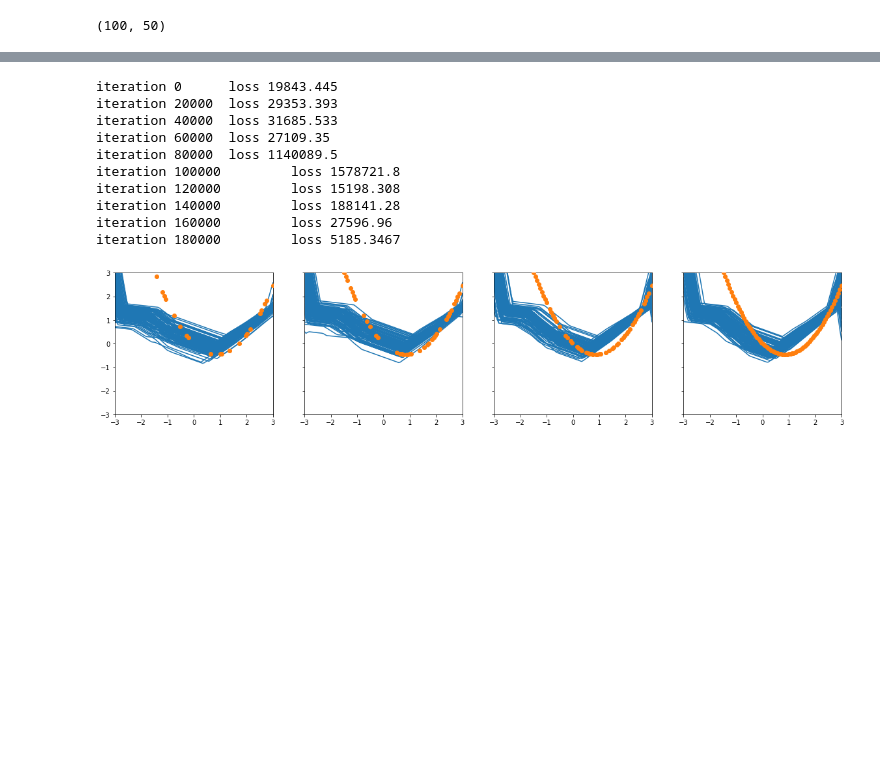
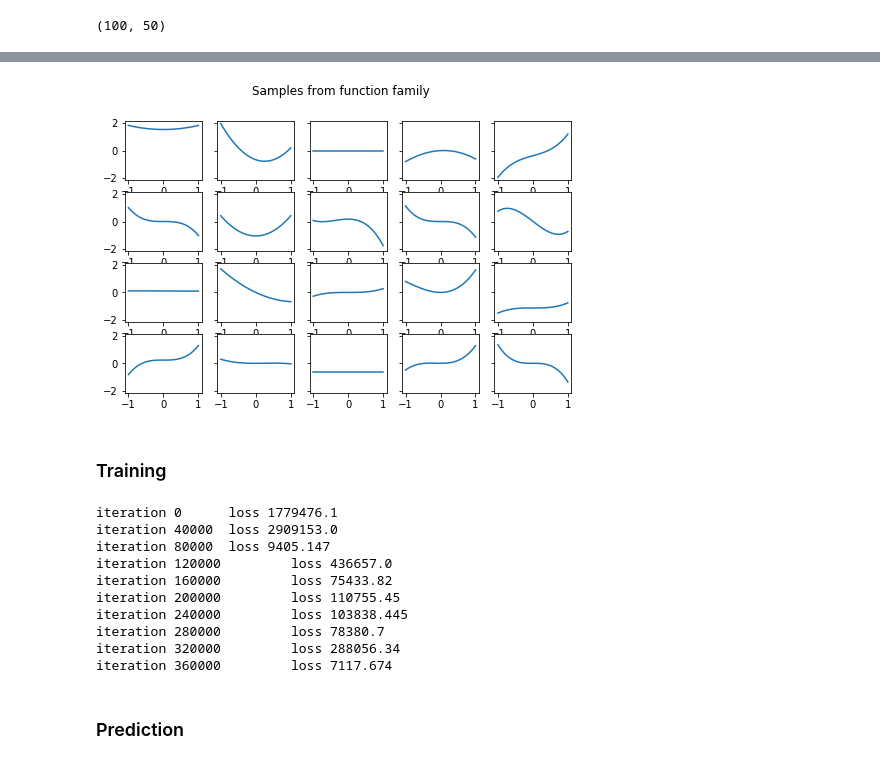
Before and after one commit to JTT94/neural_processes, a Jupyter notebook: experiments/valerie/NeuralProcess_vb.ipynb, the cells around one changed output, grey strips where cells are left out. Drawn from its saved outputs; the diff is of its cells as text; code cells hidden in the pictures; blank space fills up the shorter version.

```diff
--- a/experiments/valerie/NeuralProcess_vb.ipynb
+++ b/experiments/valerie/NeuralProcess_vb.ipynb
@@ -458,12 +460,31 @@ y_star_post[p].shape
+# %%
+def getPoly(x,beta):
+    return beta[0] + (beta[1] * x) + (beta[2] * np.power(x,2)) + (beta[3] * np.power(x,3))
+
+n_plots = 20
+fig, axes = plt.subplots(ncols=5, nrows = 4, sharey=True, figsize = (8,5))
+
+xs = np.linspace(-1,1,100)
+
+for i in range(4):
+    for j in range(5):
+        betas = np.random.normal(size=4, loc=0, scale=1) * np.random.binomial(1,0.5,4)
+        ys = getPoly(xs,betas)
+        axes[i,j].plot(xs,ys, c = ccycle[0])
+fig.suptitle('Samples from function family')
+
+fig.savefig('figs/poly_family.png')
+# %% [output]
+[figure, added]
+# %% [markdown]
+### Training
 # %%
 #f(x) = b_0 + b_1 * x + b_2 * x^2 + b_3 * x^3
-def getPoly(x,beta):
-    return beta[0] + (beta[1] * x) + (beta[2] * np.power(x,2)) + (beta[3] * np.power(x,3))
 
-params = NeuralProcessParams(dim_r=10
-                             , dim_z=10
-                             , n_hidden_units_h=[64,64,32,32]
-                             , n_hidden_units_g=[32,64,32]
+params = NeuralProcessParams(dim_r=4
+                             , dim_z=4
+                             , n_hidden_units_h=[32,32,16]
+                             , n_hidden_units_g=[32,32,16]
                              , learning_rate = 0.001)
 
 tf.reset_default_graph()
@@ -489,7 +510,7 @@ init = tf.global_variables_initializer()
 sess.run(init)
 
 #specify number of iterations
-n_iter = 200000
+n_iter = 400000
 
 for i in range(n_iter):
 
@@ -513,16 +534,18 @@ for i in range(n_iter):
     if i % (n_iter/10) == 0:
         print('iteration ' + str(i) + str('\t loss ') + str(a[1]))
 # %% [output]
-iteration 0      loss 19843.445
-iteration 20000  loss 29353.393
-iteration 40000  loss 31685.533
-iteration 60000  loss 27109.35
-iteration 80000  loss 1140089.5
-iteration 100000         loss 1578721.8
-iteration 120000         loss 15198.308
-iteration 140000         loss 188141.28
-iteration 160000         loss 27596.96
-iteration 180000         loss 5185.3467
+iteration 0      loss 1779476.1
+iteration 40000  loss 2909153.0
+iteration 80000  loss 9405.147
+iteration 120000         loss 436657.0
+iteration 160000         loss 75433.82
+iteration 200000         loss 110755.45
+iteration 240000         loss 103838.445
+iteration 280000         loss 78380.7
+iteration 320000         loss 288056.34
+iteration 360000         loss 7117.674
+# %% [markdown]
+### Prediction
 # %%
 xs_pred = np.linspace(-3,3,100)
 np.random.shuffle(xs_pred)
@@ -543,16 +566,14 @@ for p in n_pred_points:
 fig, axes = plt.subplots(ncols=4, nrows = 1, sharey=True, figsize = (20, 4))
 
 for p, val in enumerate(n_pred_points):
-    axes[p].set_xlim((-3, 3))
-    axes[p].set_ylim((-3, 3))
+    #axes[p].set_xlim((-3, 3))
+    #axes[p].set_ylim((-3, 3))
 
     for i in range(y_star_post[p].shape[1]):
         axes[p].plot(x_star, y_star_post[p][:,i], c = ccycle[0])
-
+        axes[p].set_title('n_obs = {}'.format(p))
     axes[p].scatter(xs_pred[0:val], getPoly(xs_pred[0:val,], betas), c = ccycle[1], zorder = 100)
 
 plt.show()
-# %% [output]
-[figure, removed]
 # %%
 xs_pred = np.linspace(-3,3,100)
```
Also changed, not shown: parts of 13 cells of this notebook, 45 other files.
